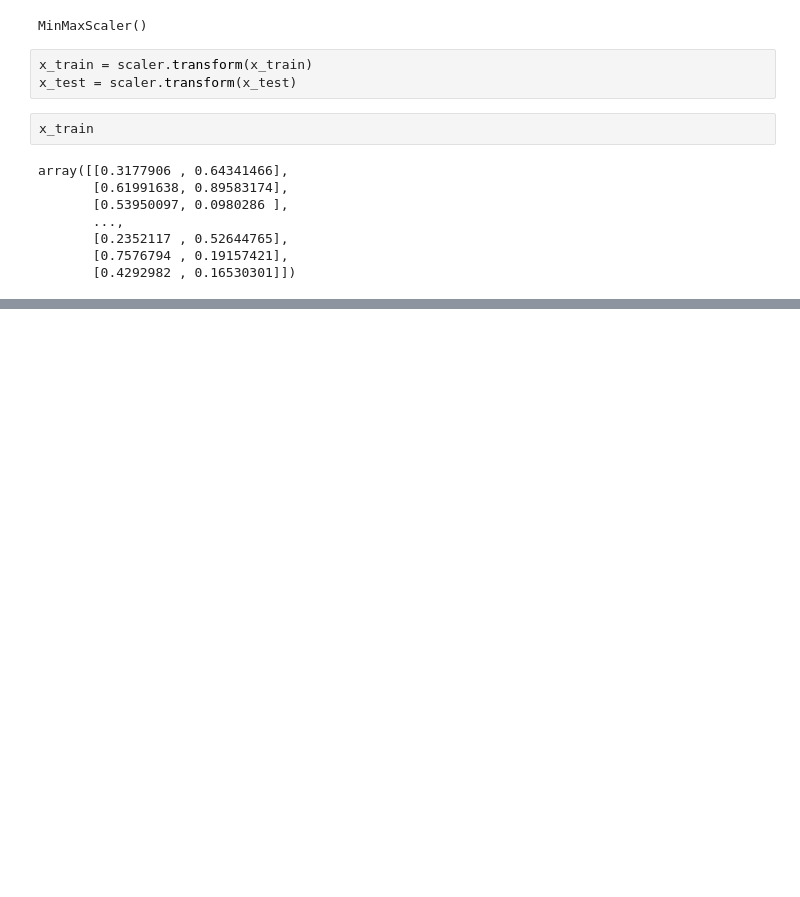
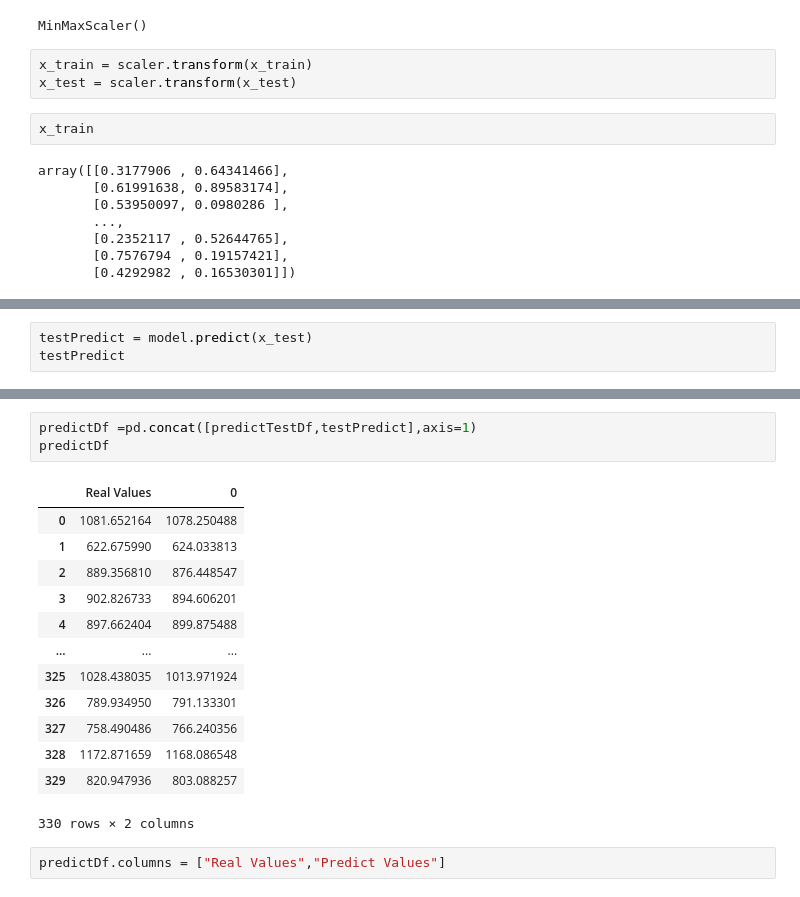
Before and after one commit to anildursunipek/Data-science-and-ML-notebook, a Jupyter notebook: Tensorflow/tensorflow.ipynb, the cells around one changed output, grey strips where cells are left out. Cells and saved outputs as stored; diff of their text form; blank space fills up the shorter version.

```diff
--- a/Tensorflow/tensorflow.ipynb
+++ b/Tensorflow/tensorflow.ipynb
@@ -60,0 +157,3 @@ array([[0.3177906 , 0.64341466],
+# %%
+testPredict = model.predict(x_test)
+testPredict
@@ -60,0 +196,19 @@ array([[0.3177906 , 0.64341466],
+# %%
+predictDf =pd.concat([predictTestDf,testPredict],axis=1)
+predictDf
+# %% [output]
+|  | Real Values | 0 |
+| 0 | 1081.652164 | 1078.250488 |
+| 1 | 622.675990 | 624.033813 |
+| 2 | 889.356810 | 876.448547 |
+| 3 | 902.826733 | 894.606201 |
+| 4 | 897.662404 | 899.875488 |
+| ... | ... | ... |
+| 325 | 1028.438035 | 1013.971924 |
+| 326 | 789.934950 | 791.133301 |
+| 327 | 758.490486 | 766.240356 |
+| 328 | 1172.871659 | 1168.086548 |
+| 329 | 820.947936 | 803.088257 |
+330 rows × 2 columns
+# %%
+predictDf.columns = ["Real Values","Predict Values"]
```
Also changed, not shown: parts of 22 cells of this notebook.
